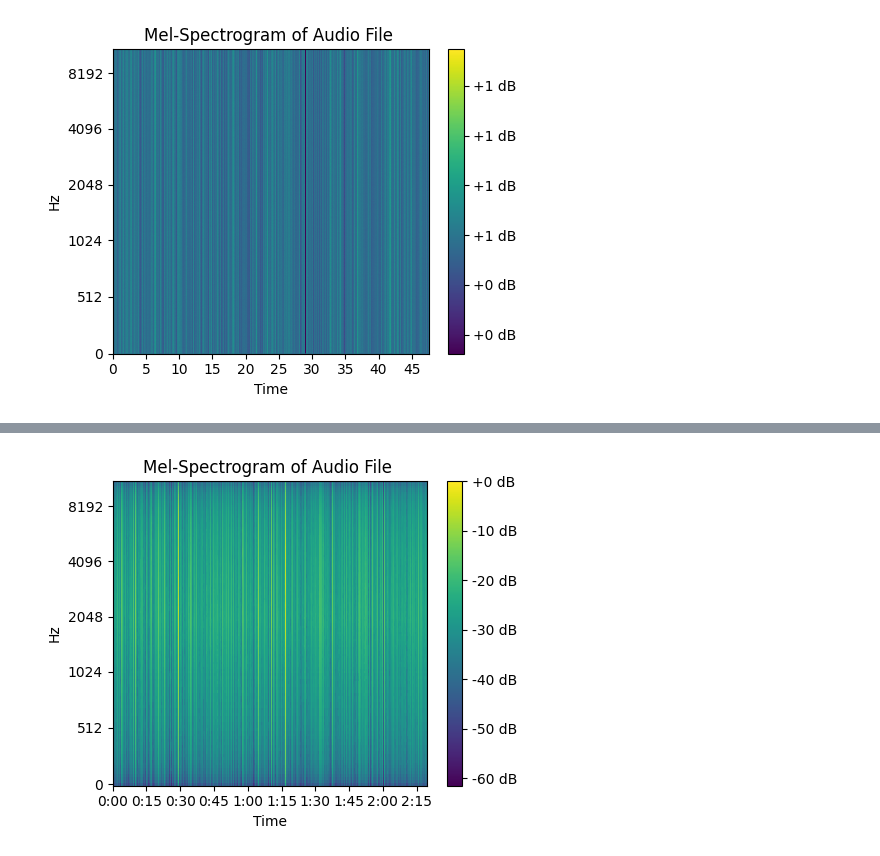
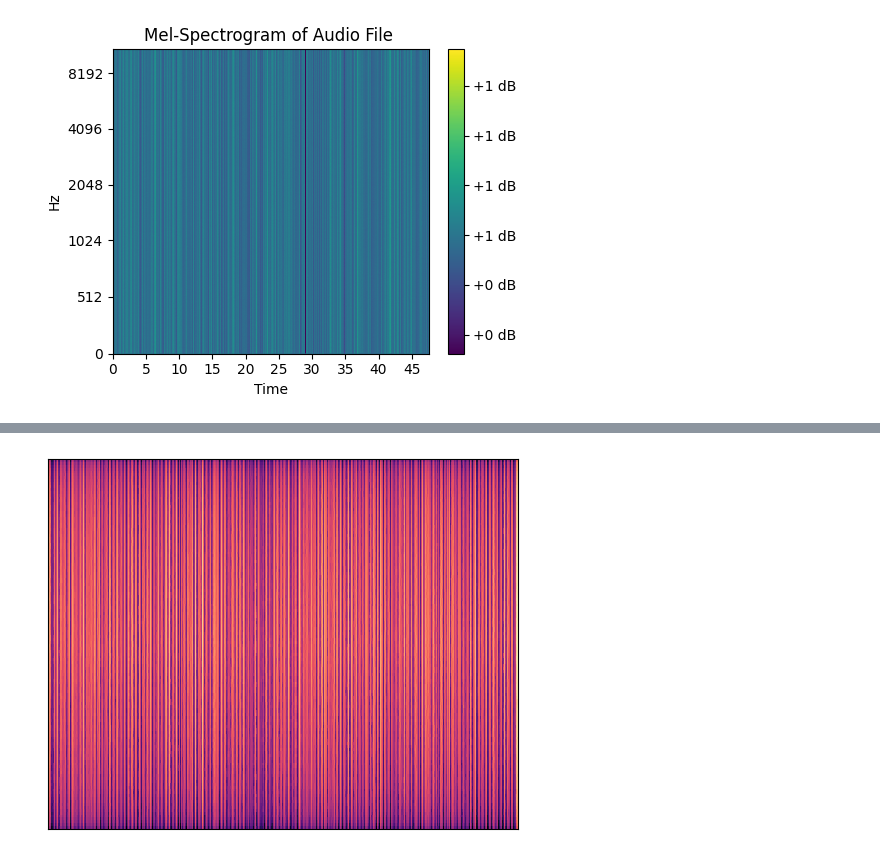
Before and after one commit to sriraj0926/Music-generation, a Jupyter notebook: Deep_Learning_Project.ipynb, the cells around one changed output, grey strips where cells are left out. Drawn from its saved outputs; the diff is of its cells as text; code cells hidden in the pictures.

```diff
--- a/Deep_Learning_Project.ipynb
+++ b/Deep_Learning_Project.ipynb
@@ -392,12 +394,12 @@ plt.show()
 # Save the generated audio
 # %%
 class UnFlatten(nn.Module):
-    def forward(self, input, size=1024):
+    def forward(self, input, size=512):
         return input.view(1, size, input.size(0))
 # %%
 class ConvVAE(nn.Module):
 
-  def __init__(self, inp, hidden = 1024, z = 128):
+  def __init__(self, inp, hidden = 512, z = 128):
     super().__init__()
     self.inp = inp
     self.z = z
@@ -411,19 +413,23 @@ class ConvVAE(nn.Module):
         nn.Conv1d(self.inp, 32, kernel_size = 3),
         #nn.BatchNorm1d(32),
         nn.ReLU(),
+        #nn.LeakyReLU(0.2),
         nn.Conv1d(32, 64, kernel_size = 3),
         #nn.BatchNorm1d(64),
         nn.ReLU(),
+        #nn.LeakyReLU(0.2),
         nn.Conv1d(64, 128, kernel_size = 3),
         #nn.BatchNorm1d(128),
         nn.ReLU(),
+        #nn.LeakyReLU(0.2),
         nn.Conv1d(128, 256, kernel_size = 3),
         #nn.BatchNorm1d(256),
         nn.ReLU(),
+        #nn.LeakyReLU(0.2),
         nn.Conv1d(256, 512, kernel_size = 3),
         #nn.BatchNorm1d(512),
-        nn.ReLU(),
-        nn.Conv1d(512, self.hidden, kernel_size = 3),
+        #nn.ReLU(),
+        ##nn.Conv1d(512, self.hidden, kernel_size = 3),
         #nn.BatchNorm1d(self.hidden),
         #nn.BatchNorm1d(1024),
         nn.ReLU(),
@@ -433,23 +439,28 @@ class ConvVAE(nn.Module):
     self.DecoderLayer = nn.Sequential(
         UnFlatten(),
         #nn.Linear(self.z, self.hidden),
-        nn.ConvTranspose1d(self.hidden, 512, kernel_size = 3),
+        #nn.ConvTranspose1d(self.hidden, 512, kernel_size = 3),
         #nn.BatchNorm1d(512),
+        #nn.LeakyReLU(0.2),
         nn.ReLU(),
         nn.ConvTranspose1d(512, 256, kernel_size = 3),
         #nn.BatchNorm1d(256),
+        #nn.LeakyReLU(0.2),
         nn.ReLU(),
         nn.ConvTranspose1d(256, 128, kernel_size = 3),
         #nn.BatchNorm1d(128),
-        #nn.ReLU(),
+        nn.ReLU(),
+        #nn.LeakyReLU(0.2),
         nn.ConvTranspose1d(128, 64, kernel_size = 3),
         #nn.BatchNorm1d(64),
-        #nn.ReLU(),
+        nn.ReLU(),
+        #nn.LeakyReLU(0.2),
         nn.ConvTranspose1d(64, 32, kernel_size = 3),
         #nn.BatchNorm1d(32),
-        #nn.ReLU(),
+        nn.ReLU(),
         nn.ConvTranspose1d(32, inp, kernel_size = 3),
         #nn.BatchNorm1d(self.inp),
+        #nn.LeakyReLU(0.2),
         nn.ReLU(),
         nn.Flatten()
     )
@@ -462,7 +473,7 @@ class ConvVAE(nn.Module):
   def Decoder(self, z):
     z = self.HigherDim(z)
     op = self.DecoderLayer(z)
-    return torch.sigmoid(op)
+    return nn.functional.hardtanh(op)
 
   def forward(self, inp):
     mu, sigma = self.Encoder(inp)
@@ -546,10 +555,10 @@ torch.save(model.state_dict(),'/content/gdrive/MyDrive/kaggle/Models/ConvVAE_ver
 import soundfile as sf
 
 inference = ConvVAE(1)
-inference.load_state_dict(torch.load('/content/gdrive/MyDrive/kaggle/Models/ConvVAE_ver01.pth'))
+inference.load_state_dict(torch.load('/content/gdrive/MyDrive/kaggle/Models/ConvVAE_ver02.pth'))
 inference.eval()
 
-latent_code = torch.rand(6000, 256)
+latent_code = torch.rand(1000, 128)
 
 with torch.no_grad():
     norm_generated_spec = inference.Decoder(latent_code)
@@ -558,7 +567,7 @@ with torch.no_grad():
 
 #norm_generated_spec = (norm_generated_spec + 1) * 0.5
 generated_spec = np.array((norm_generated_spec * (spec_max - spec_min))+ spec_min)
-#generated_spec = librosa.db_to_power(generated_spec, ref = 10)
+generated_spec = librosa.db_to_power(generated_spec, ref = 20)
 # %%
-generated_audio = librosa.feature.inverse.mel_to_audio(generated_spec, sr = sr, n_iter = 100)
+generated_audio = librosa.feature.inverse.mel_to_audio(generated_spec, sr = sr, n_iter = 20)
 # %%
@@ -576,11 +585,11 @@ plt.show()
 # %%
 #mel_spectrogram = librosa.feature.melspectrogram(y=music_data[i], sr=sample_rate[i])
 plt.figure(figsize=(5, 4))
 mel_spec  = librosa.feature.melspectrogram(y = generated_audio, sr = sr)
-librosa.display.specshow(librosa.power_to_db(mel_spec, ref = np.max),y_axis='mel', x_axis='time', cmap='viridis')
-plt.colorbar(format='%+2.0f dB')
-plt.title(f"Mel-Spectrogram of Audio File ")
+librosa.display.specshow(librosa.power_to_db(mel_spec, ref = np.max))
+#plt.colorbar(format='%+2.0f dB')
+#plt.title(f"Mel-Spectrogram of Audio File ")
 plt.tight_layout()
 plt.show()
 # %% [output]
-[figure, old version]
+[figure, new version]
```
Also changed, not shown: parts of 10 cells of this notebook.
